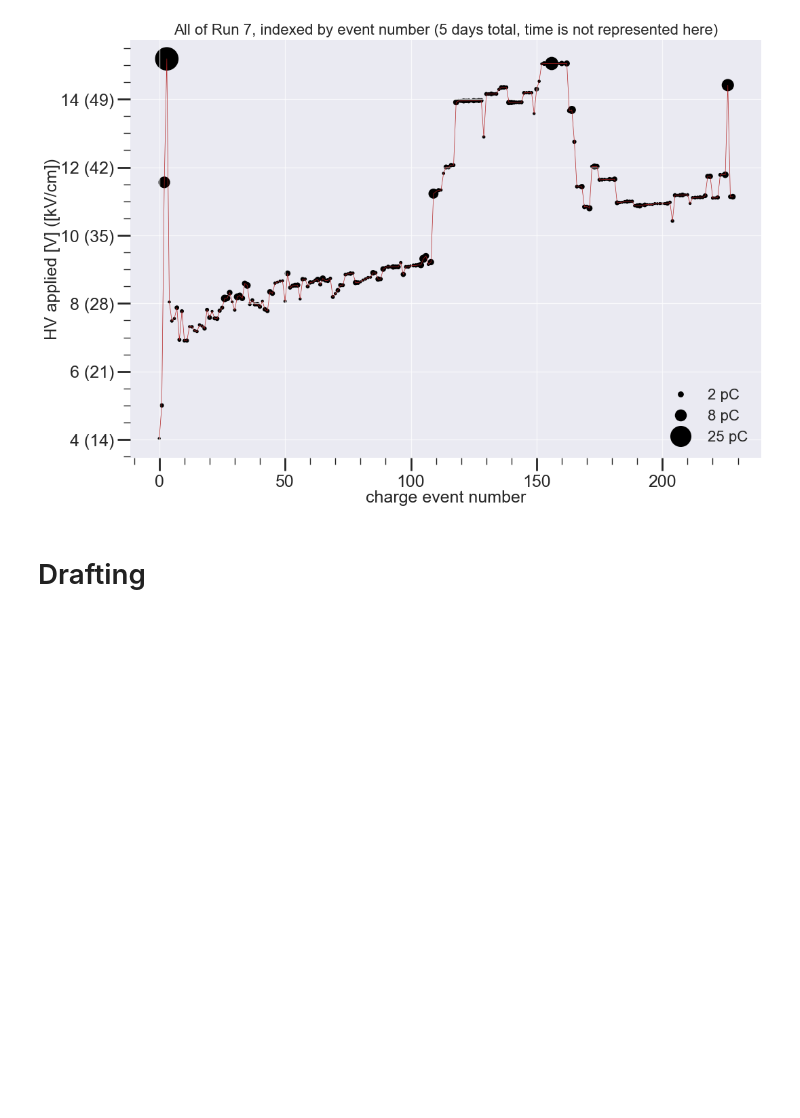
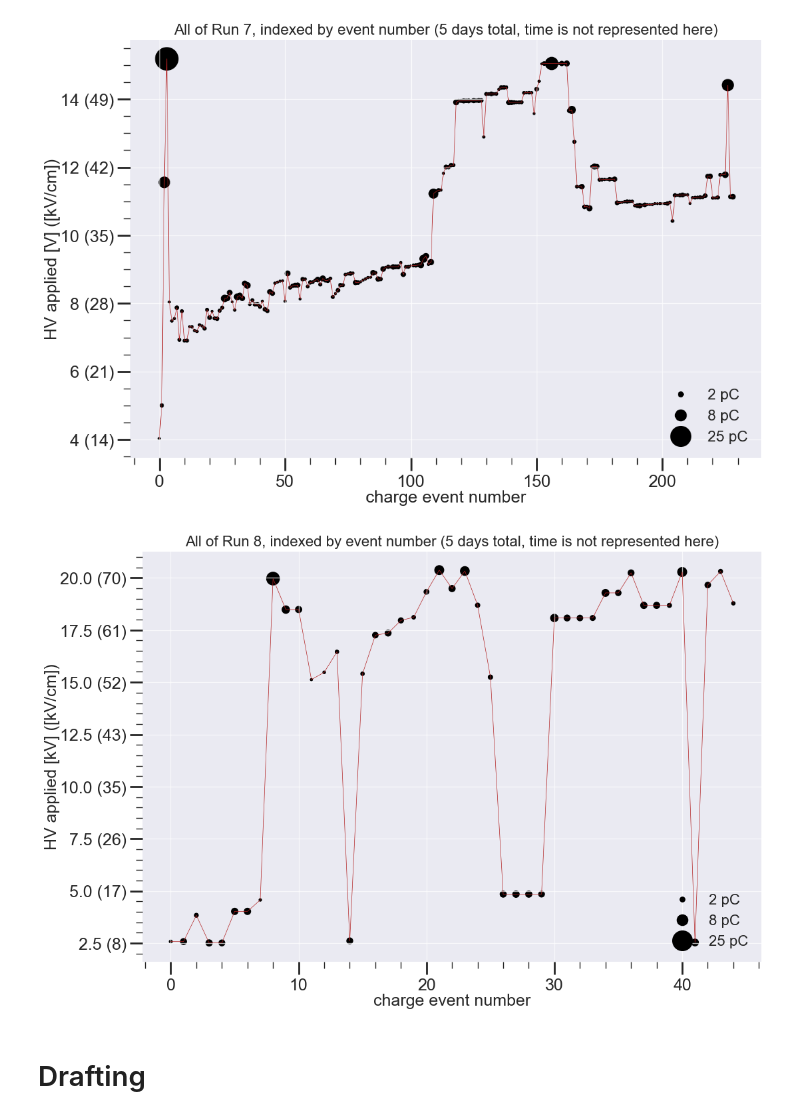
Before and after one commit to ejangelico/ad2-data-processing, a Jupyter notebook: notebooks/Analysis of run comparisons.ipynb, the cells around one changed output. Saved outputs shown, nothing was run; the diff lists cells and outputs as text; code cells hidden in the pictures; blank space fills up the shorter version.

```diff
--- a/notebooks/Analysis of run comparisons.ipynb
+++ b/notebooks/Analysis of run comparisons.ipynb
@@ -15,8 +15,8 @@ sys.path.append("../AnalysisTools/")
 import Dataset
 import AnalysisTools
 # %%
-topdirs = {5:"../../data/Run5/", 6:"../../data/Run6/", 7:"../../data/Run7/"}
-configs = {5:"../configs/run5_config.yaml", 6:"../configs/run6_config.yaml", 7:"../configs/run7_config.yaml"}
+topdirs = {5:"../../data/Run5/", 6:"../../data/Run6/", 7:"../../data/Run7/", 8:"../../data/Run8/"}
+configs = {5:"../configs/run5_config.yaml", 6:"../configs/run6_config.yaml", 7:"../configs/run7_config.yaml", 8:"../configs/run8_config.yaml"}
 red_file_name = "combined_reduced.p"
 #analysis tools objects, unloaded data
 anas = {}
@@ -263,6 +265,53 @@ ax.set_title("All of Run 7, indexed by event number (5 days total, time is not r
 plt.show()
 # %% [output]
 [figure]
+# %%
+from matplotlib.lines import Line2D
+d = anas[8].df
+fig, ax = plt.subplots()
+
+mask = (d["ch3 amp"] > 2) & (d["ch3 amp"] != None)
+d_ch = np.array(d[mask]["ch3 charge"])
+d_sec = np.array(d[mask]["ch3 seconds"])
+d_hv = np.array(d[mask]["ch3 hv"])
+d_E = np.array(d[mask]["ch3 field"])
+
+#recast time
+d_dt = [datetime.fromtimestamp(_) for _ in d_sec]
+
+ax.plot(range(len(d_hv)), d_hv, '-', color='firebrick', linewidth=0.5)
+ax.scatter(range(len(d_hv)), d_hv, s=list(np.array(d_ch)*20), color='k')
+
+
+#field values are printed alongside the same ticks on the voltage axis
+gap = 0.285 #cm
+yticks_old = ax.get_yticklabels()
+yticks_new = []
+for yt in yticks_old:
+    try:
+        field_int = int(float(yt.get_text())/gap)
+    except:
+        continue
+    yticks_new.append(yt.get_text() + " ({:d})".format(field_int))
+ax.set_yticklabels(yticks_new)
+
+
+# Define custom legend entries with markers
+legend_elements = [
+    Line2D([0], [0], marker='o', linewidth=0, color='k', markersize=np.sqrt(2*20), label='2 pC'),
+    Line2D([0], [0], marker='o', linewidth=0, color='k', markersize=np.sqrt(8*20), label='8 pC'),
+    Line2D([0], [0], marker='o', linewidth=0, color='k', markersize=np.sqrt(25*20), label='25 pC'),
+]
+
+# Add legend with custom legend entries
+ax.legend(handles=legend_elements, loc='lower right')
+
+ax.set_xlabel("charge event number")
+ax.set_ylabel("HV applied [kV] ([kV/cm])")
+ax.set_title("All of Run 8, indexed by event number (5 days total, time is not represented here)")
+plt.show()
+# %% [output]
+[figure, added]
 # %% [markdown]
 # Drafting
 # %%
```
Also changed, not shown: parts of 1 cell of this notebook, 3 other files.
